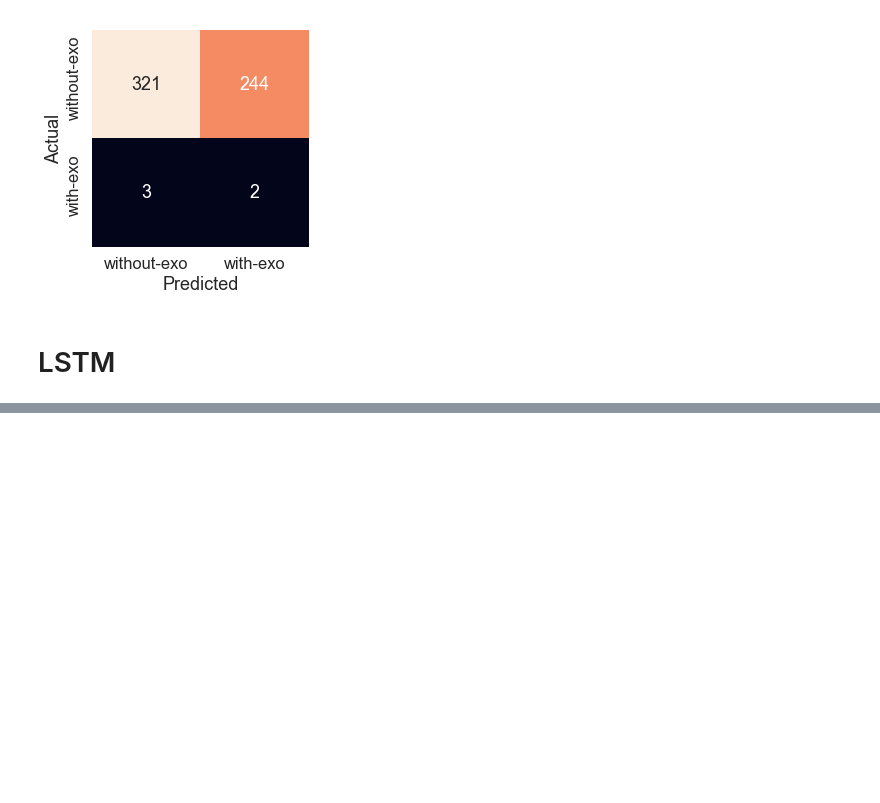
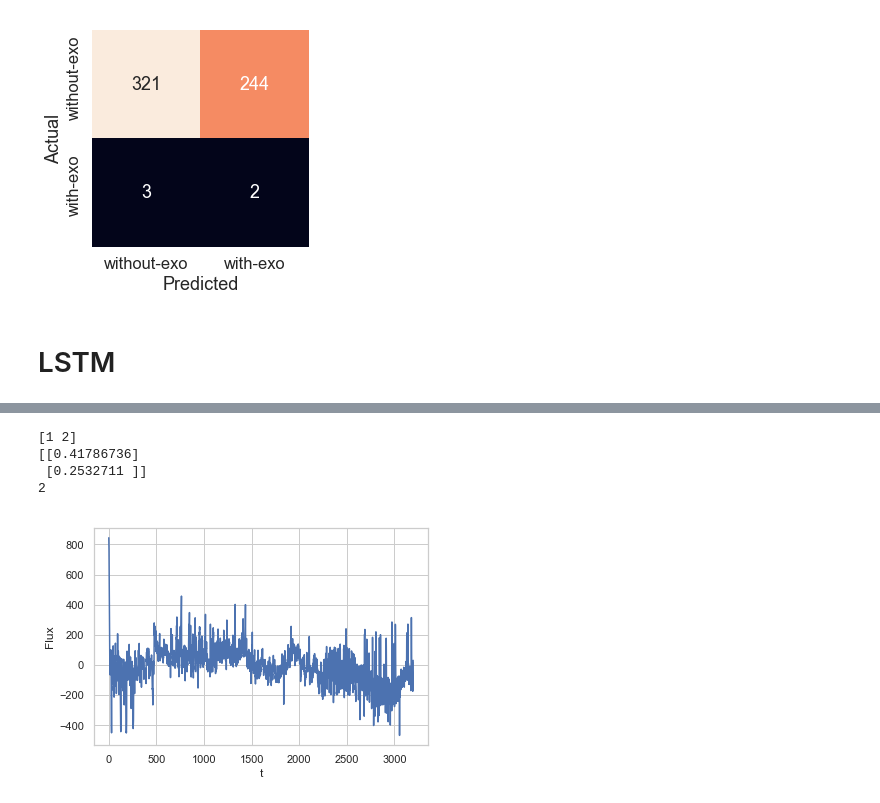
Before and after one commit to czhao39/exoplanet-detection, a Jupyter notebook: boxleastsquares_and_lstm.ipynb, the cells around one changed output, grey strips where cells are left out. Drawn from its saved outputs; the diff is of its cells as text; code cells hidden in the pictures; blank space fills up the shorter version.

```diff
--- a/boxleastsquares_and_lstm.ipynb
+++ b/boxleastsquares_and_lstm.ipynb
@@ -415,0 +408,19 @@ Confusion matrix:
+# %%
+lstm_false_neg = np.nonzero((lstm_test_pred.flatten() == 0) & (y_test == 1))[0]
+print(lstm_false_neg)
+print(lstm_test_out[lstm_false_neg])
+lstm_worst_false_neg = lstm_false_neg[np.argmin(lstm_test_out[lstm_false_neg])]
+print(lstm_worst_false_neg)
+# %% [output]
+[1 2]
+[[0.41786736]
+ [0.2532711 ]]
+2
+# %%
+plt.plot(t, x_test[lstm_worst_false_neg])
+plt.xlabel("t")
+plt.ylabel("Flux")
+plt.savefig("falseneg.png", dpi=300, bbox_inches="tight")
+plt.show()
+# %% [output]
+[figure, added]
```
Also changed, not shown: parts of 13 cells of this notebook.
